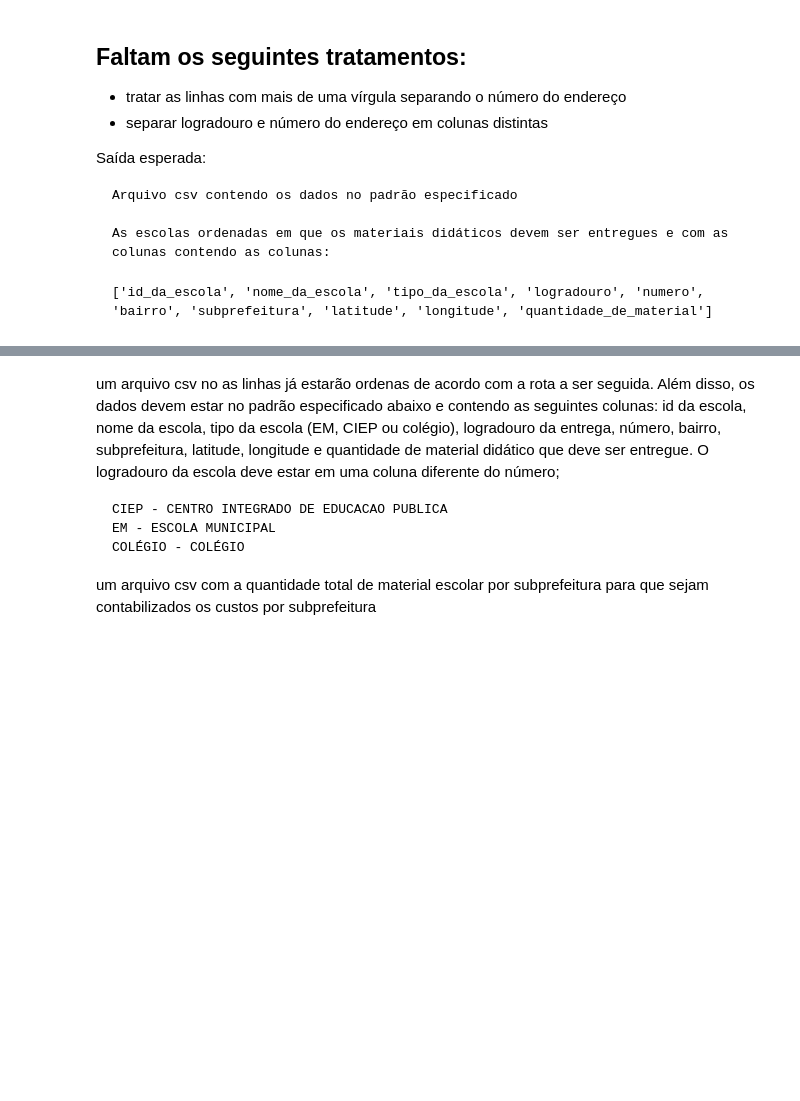
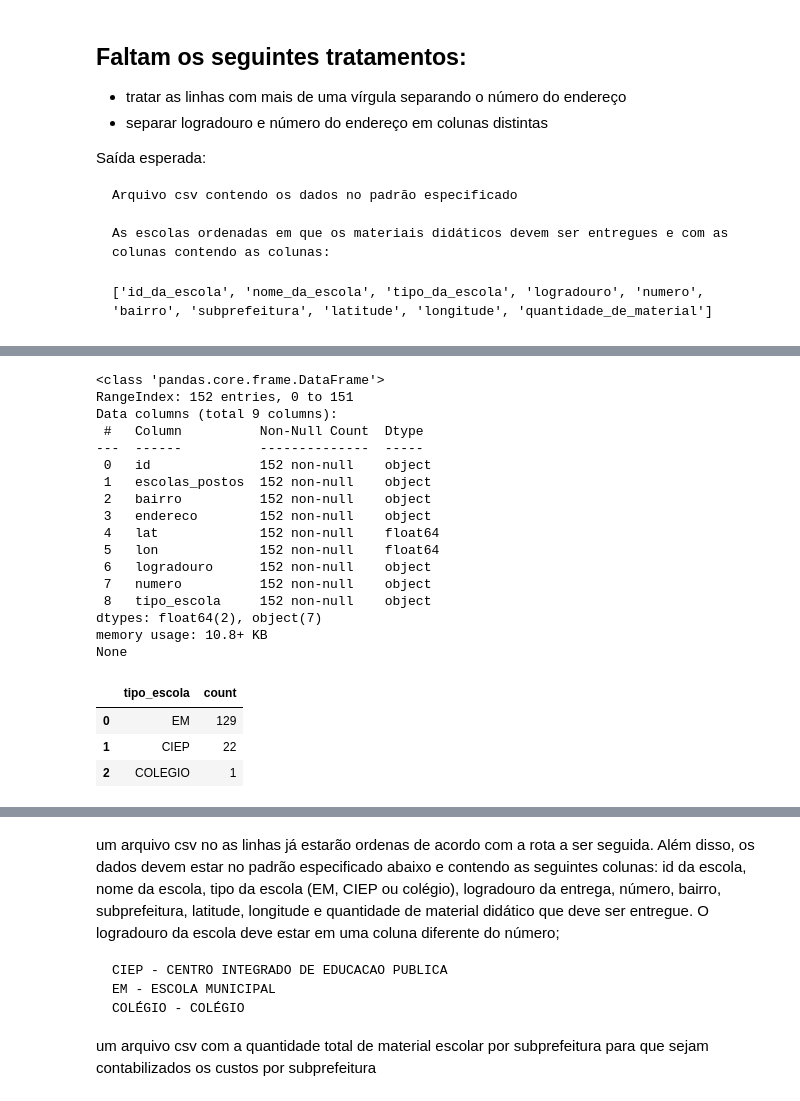
Before and after one commit to wpfaltz/Projeto_Pandas_Numpy, a Jupyter notebook: proj_final.ipynb, the cells around one changed output, grey strips where cells are left out. Cells and saved outputs as stored; diff of their text form; code cells hidden in the pictures; blank space fills up the shorter version.

```diff
--- a/proj_final.ipynb
+++ b/proj_final.ipynb
@@ -518,0 +590,26 @@ Saída esperada:
+# %%
+# valida tratamento para obter tipo da escola
+print(escolas_copy_7.info())
+display(escolas_copy_7['tipo_escola'].value_counts().reset_index())
+# %% [output]
+<class 'pandas.core.frame.DataFrame'>
+RangeIndex: 152 entries, 0 to 151
+Data columns (total 9 columns):
+ #   Column          Non-Null Count  Dtype
+---  ------          --------------  -----
+ 0   id              152 non-null    object
+ 1   escolas_postos  152 non-null    object
+ 2   bairro          152 non-null    object
+ 3   endereco        152 non-null    object
+ 4   lat             152 non-null    float64
+ 5   lon             152 non-null    float64
+ 6   logradouro      152 non-null    object
+ 7   numero          152 non-null    object
+ 8   tipo_escola     152 non-null    object
+dtypes: float64(2), object(7)
+memory usage: 10.8+ KB
+None
+|  | tipo_escola | count |
+| 0 | EM | 129 |
+| 1 | CIEP | 22 |
+| 2 | COLEGIO | 1 |
```
Also changed, not shown: parts of 24 cells of this notebook.
